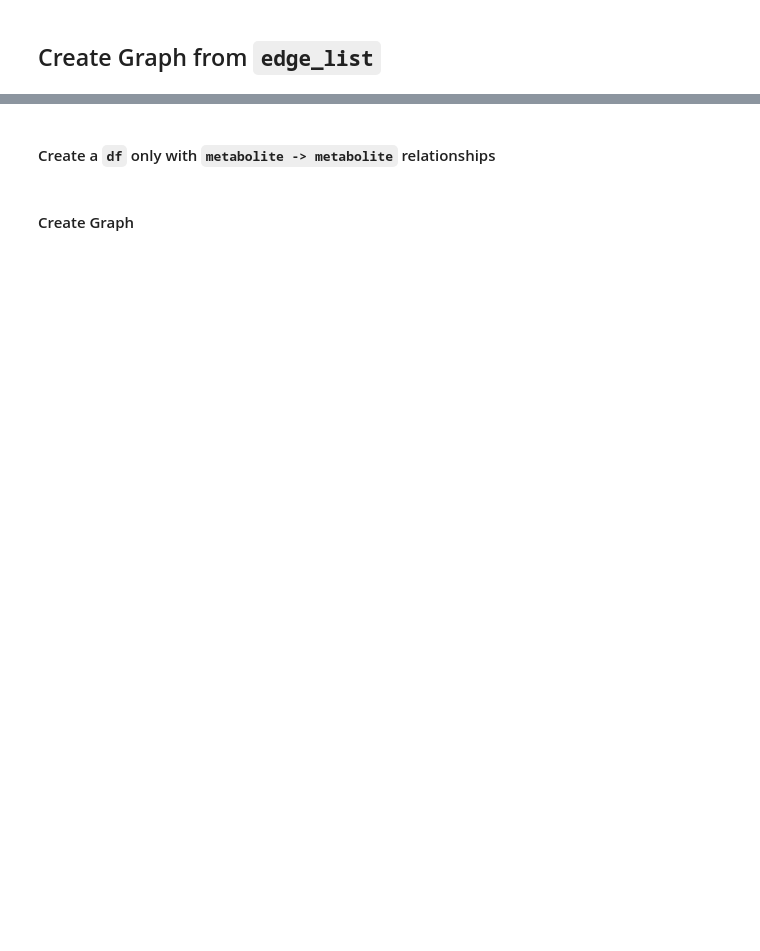
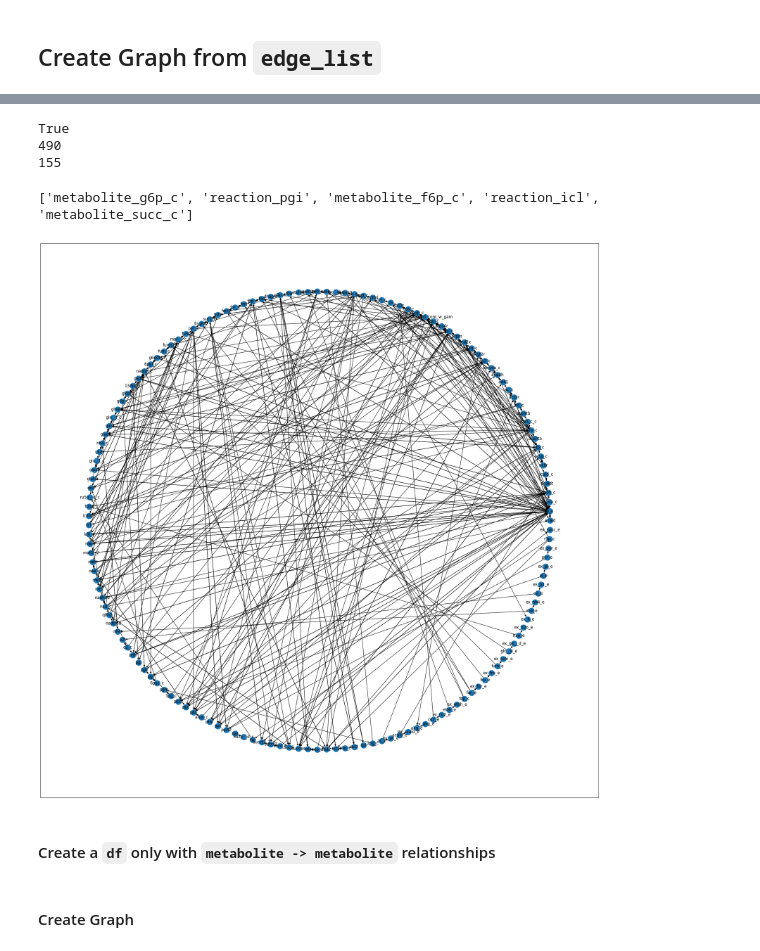
Before and after one commit to costasmexis/gemon, a Jupyter notebook: ecoli_core/e_coli_core_graph.ipynb, the cells around one changed output, grey strips where cells are left out. Saved outputs shown, nothing was run; the diff lists cells and outputs as text; code cells hidden in the pictures; blank space fills up the shorter version.

```diff
--- a/ecoli_core/e_coli_core_graph.ipynb
+++ b/ecoli_core/e_coli_core_graph.ipynb
@@ -154,0 +128,4 @@ COMMON VALUES:
+# %%
+df_rxn_to_met = df[(df['source_type'] == 'reaction') & (df['target_type'] == 'metabolite')
+                  | (df['source_type'] == 'metabolite') & (df['target_type'] == 'reaction')]
+df_rxn_to_met
@@ -154,0 +146,16 @@ COMMON VALUES:
+# %%
+G = nx.from_pandas_edgelist(df_rxn_to_met, source='source', target='target',
+                           create_using=nx.DiGraph)
+print(G.is_directed())
+
+print(G.number_of_edges())
+print(G.number_of_nodes())
+# %% [output]
+True
+490
+155
+# %%
+shortest_path = nx.shortest_path(G, source='metabolite_g6p_c', target='metabolite_succ_c')
+print(shortest_path)
+# %% [output]
+['metabolite_g6p_c', 'reaction_pgi', 'metabolite_f6p_c', 'reaction_icl', 'metabolite_succ_c']
@@ -155,3 +164,9 @@ COMMON VALUES:
+# %%
+plt.figure(figsize=(30,30))
+pos = nx.circular_layout(G)
+nx.draw_networkx(G, pos)
+# %% [output]
+[figure, added]
 # %% [markdown]
 #### Create a `df` only with `metabolite -> metabolite` relationships
 # %%
```
Also changed, not shown: parts of 63 cells of this notebook, 2 other files.
